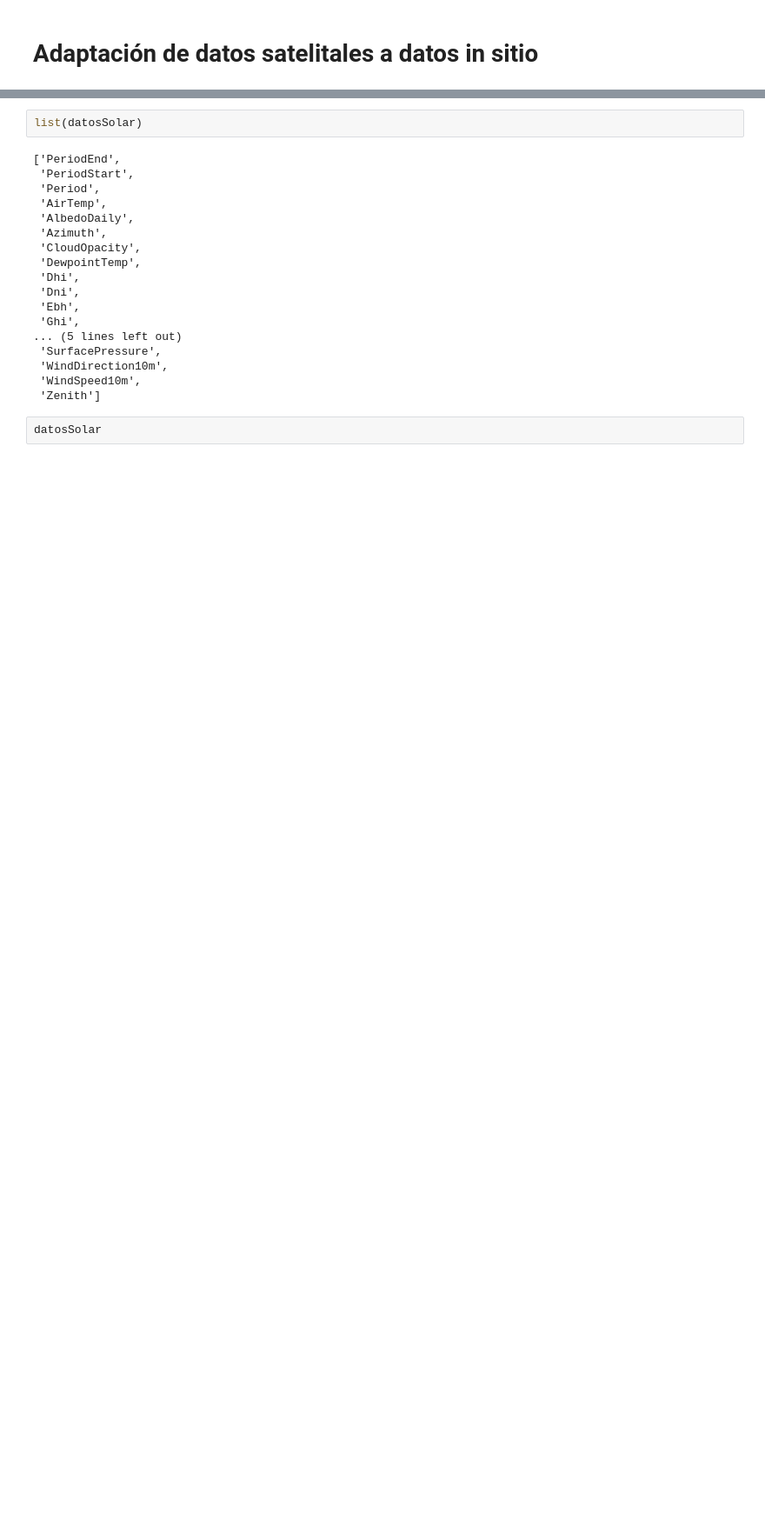
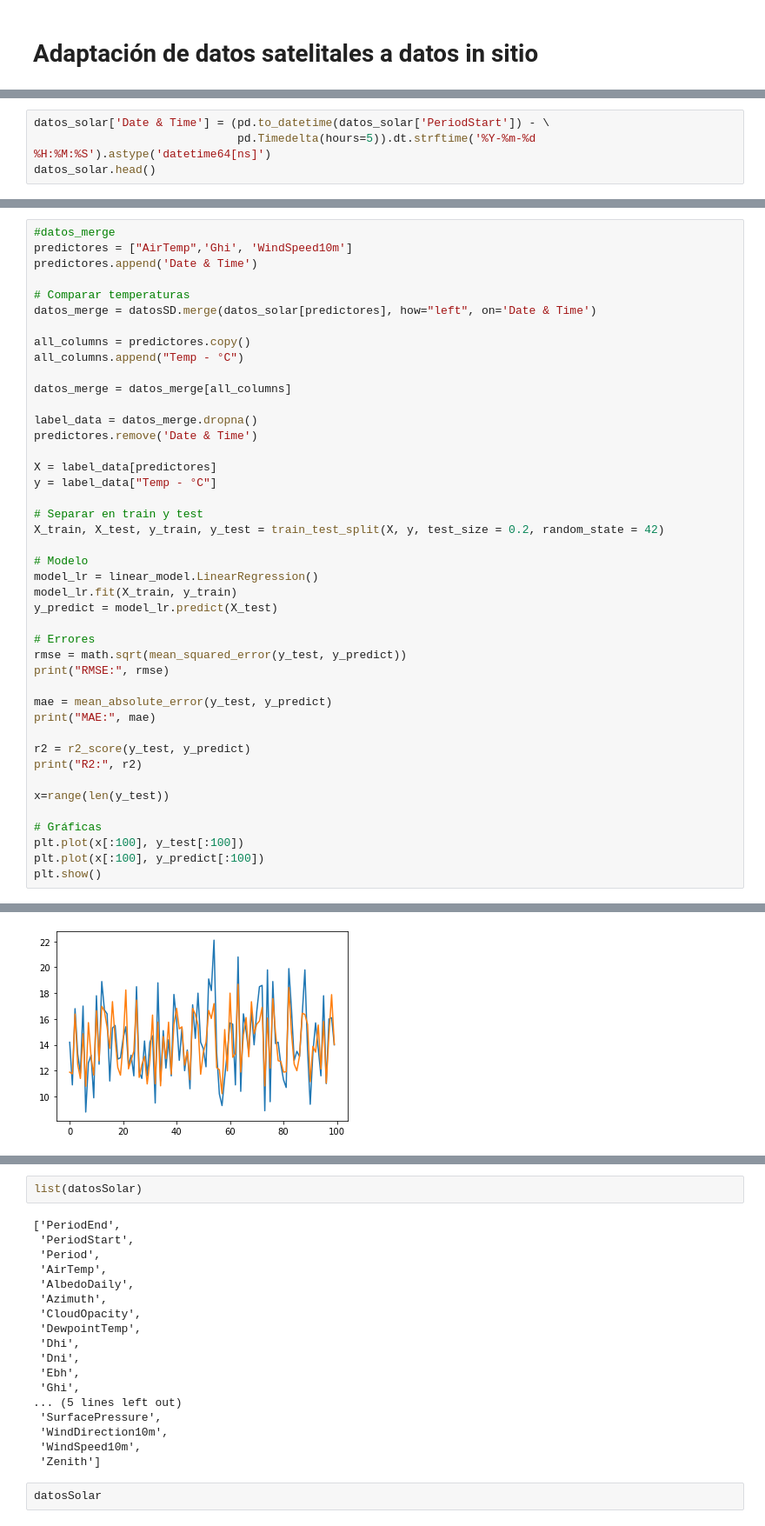
Before and after one commit to sofgutierrez6/ProyectoGrado, a Jupyter notebook: Data_Adaptation.ipynb, the cells around one changed output, grey strips where cells are left out. Shown at 87% size. Cells and saved outputs as stored; diff of their text form; blank space fills up the shorter version.

```diff
--- a/Data_Adaptation.ipynb
+++ b/Data_Adaptation.ipynb
@@ -342,0 +285,4 @@ list(datosSD)
+# %%
+datos_solar['Date & Time'] = (pd.to_datetime(datos_solar['PeriodStart']) - \
+                              pd.Timedelta(hours=5)).dt.strftime('%Y-%m-%d %H:%M:%S').astype('datetime64[ns]')
+datos_solar.head()
@@ -342,0 +324,44 @@ list(datosSD)
+# %%
+#datos_merge
+predictores = ["AirTemp",'Ghi', 'WindSpeed10m']
+predictores.append('Date & Time')
+
+# Comparar temperaturas
+datos_merge = datosSD.merge(datos_solar[predictores], how="left", on='Date & Time')
+
+all_columns = predictores.copy()
+all_columns.append("Temp - °C")
+
+datos_merge = datos_merge[all_columns]
+
+label_data = datos_merge.dropna()
+predictores.remove('Date & Time')
+
+X = label_data[predictores]
+y = label_data["Temp - °C"]
+
+# Separar en train y test
+X_train, X_test, y_train, y_test = train_test_split(X, y, test_size = 0.2, random_state = 42)
+
+# Modelo
+model_lr = linear_model.LinearRegression()
+model_lr.fit(X_train, y_train)
+y_predict = model_lr.predict(X_test)
+
+# Errores
+rmse = math.sqrt(mean_squared_error(y_test, y_predict))
+print("RMSE:", rmse)
+
+mae = mean_absolute_error(y_test, y_predict)
+print("MAE:", mae)
+
+r2 = r2_score(y_test, y_predict)
+print("R2:", r2)
+
+x=range(len(y_test))
+
+# Gráficas
+plt.plot(x[:100], y_test[:100])
+plt.plot(x[:100], y_predict[:100])
+plt.show()
+# %% [output]
@@ -342,0 +371 @@ list(datosSD)
+[figure, added]
```
Also changed, not shown: parts of 112 cells of this notebook.
